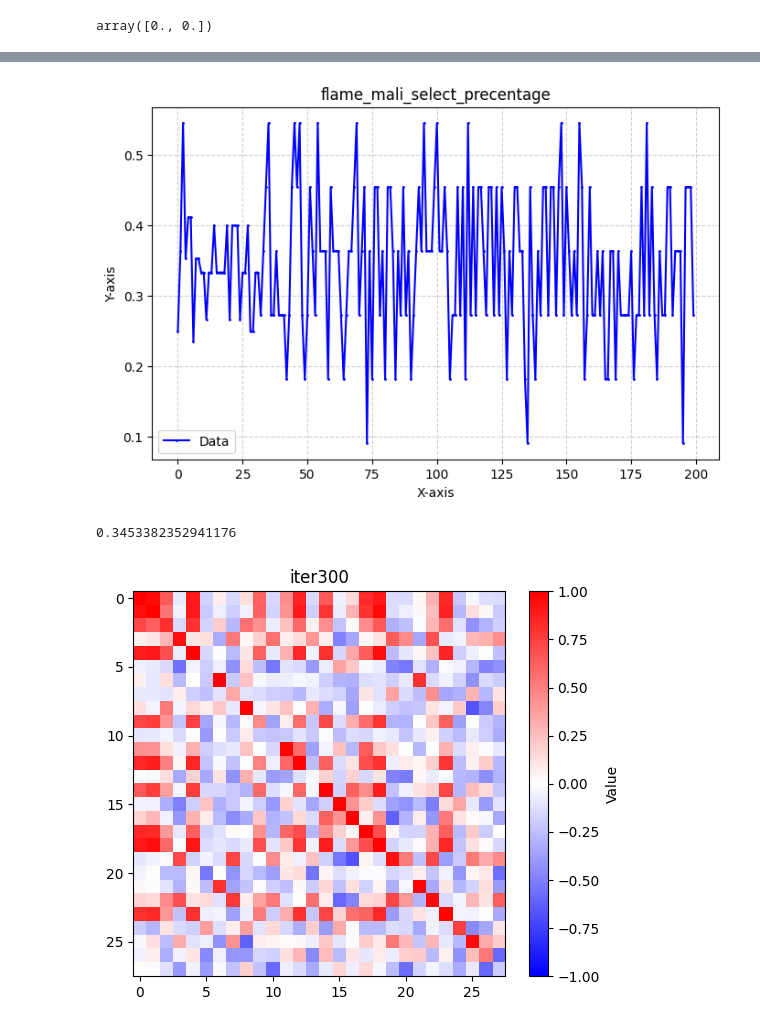
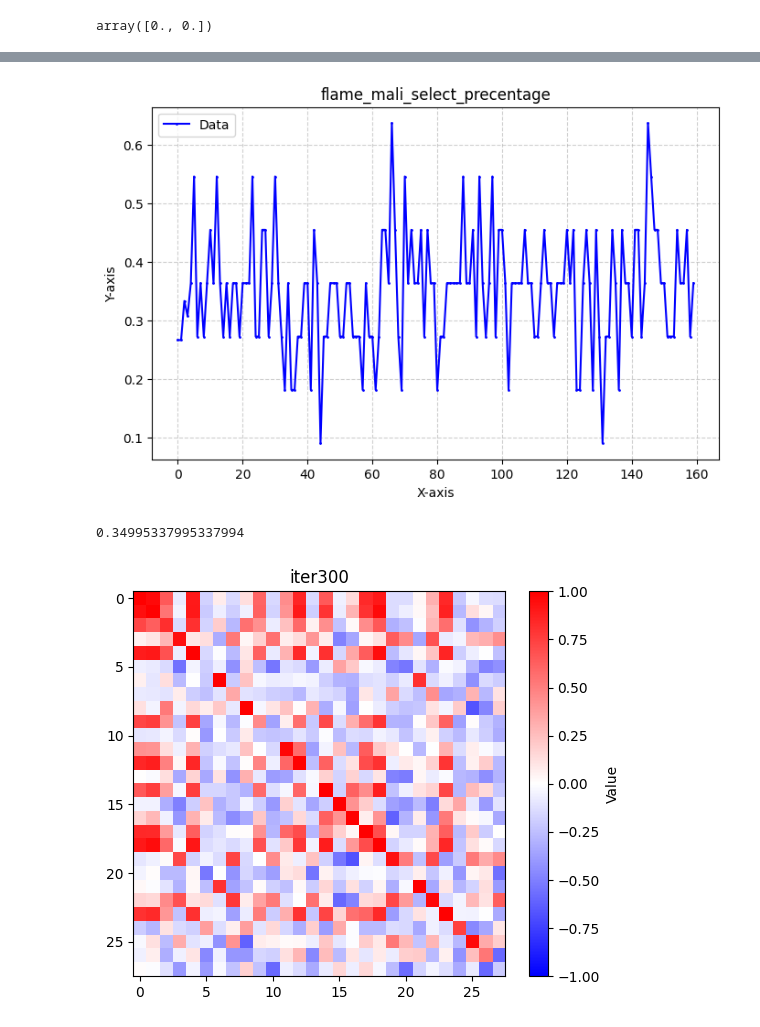
Before and after one commit to yangland/FedREDefense, a Jupyter notebook: npz_reader.ipynb, the cells around one changed output, grey strips where cells are left out. Drawn from its saved outputs; the diff is of its cells as text; code cells hidden in the pictures.

```diff
--- a/npz_reader.ipynb
+++ b/npz_reader.ipynb
@@ -69,7 +69,7 @@ def plot_matrix(matrix, title='Matrix Visualization'):
     plt.title(title)
     plt.show()
 # %%
-one = np.load('results/Mar.21_10.43.12/4920509_cifar10_untargeted_cos_flame_0.5.npz')
+one = np.load('results/Mar.21_10.51.01/9302040_fmnist_untargeted_cos_flame_0.05.npz')
 # %%
 one["select_percentage"]
 # %% [output]
@@ -100,11 +100,11 @@ plot_curve(1-b['mean_cos_to_mean'], title='mean_cos_to_mean dist')
 # %%
-plot_curve(one['flame_mali_select_precentage'], title='flame_mali_select_precentage')
+plot_curve(one['select_percentage'], title='flame_mali_select_precentage')
 # %% [output]
-[figure, old version]
+[figure, new version]
 # %%
-np.mean(one['flame_mali_select_precentage'])
+np.mean(one['select_percentage'])
 # %% [output]
-0.3453382352941176
+0.34995337995337994
 # %%
 iter1_max = [[ 9.9497e-01,  9.5617e-01,  6.4702e-01, -8.5249e-02,  8.9805e-01,
          -1.7359e-01,  7.6230e-02, -1.4822e-01,  1.2964e-01,  6.0380e-01,
```
Also changed, not shown: parts of 6 cells of this notebook, 32 other files.
